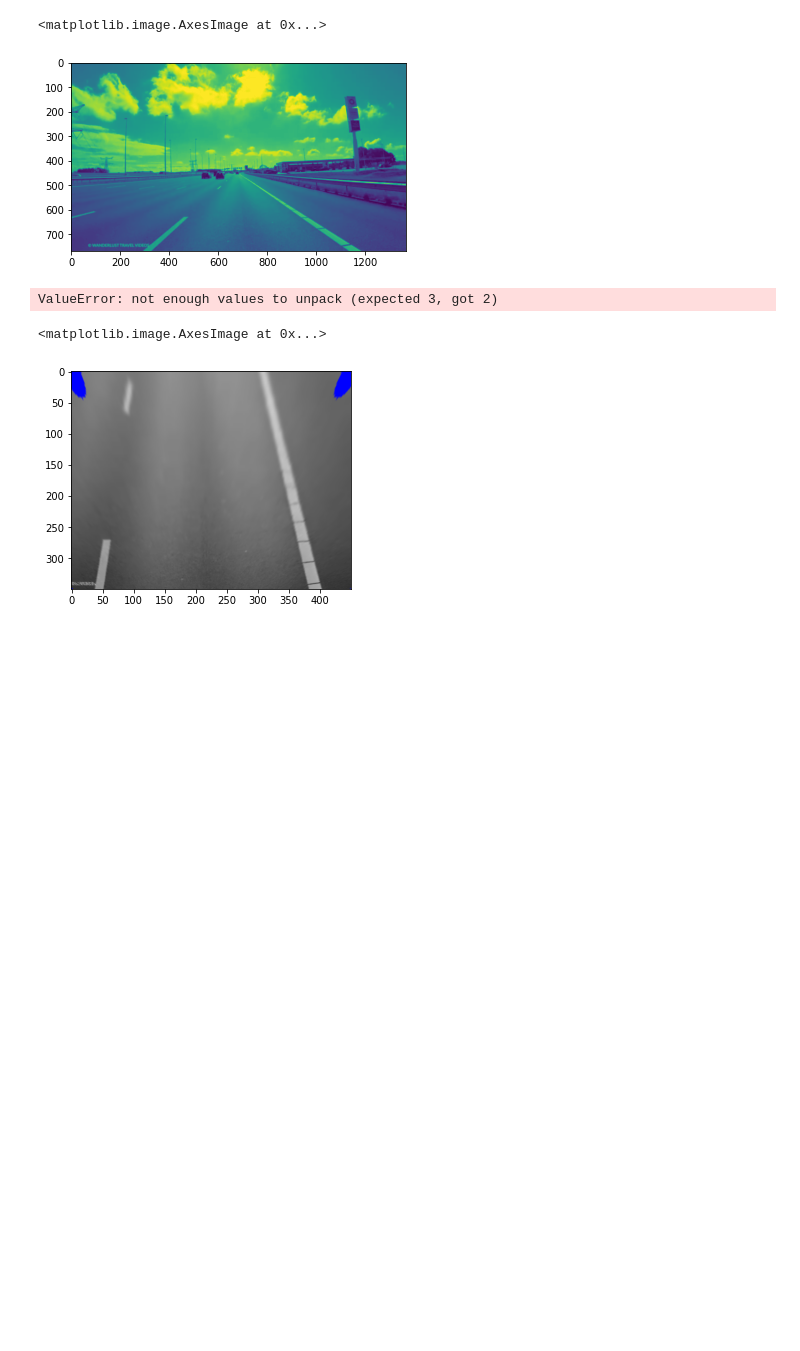
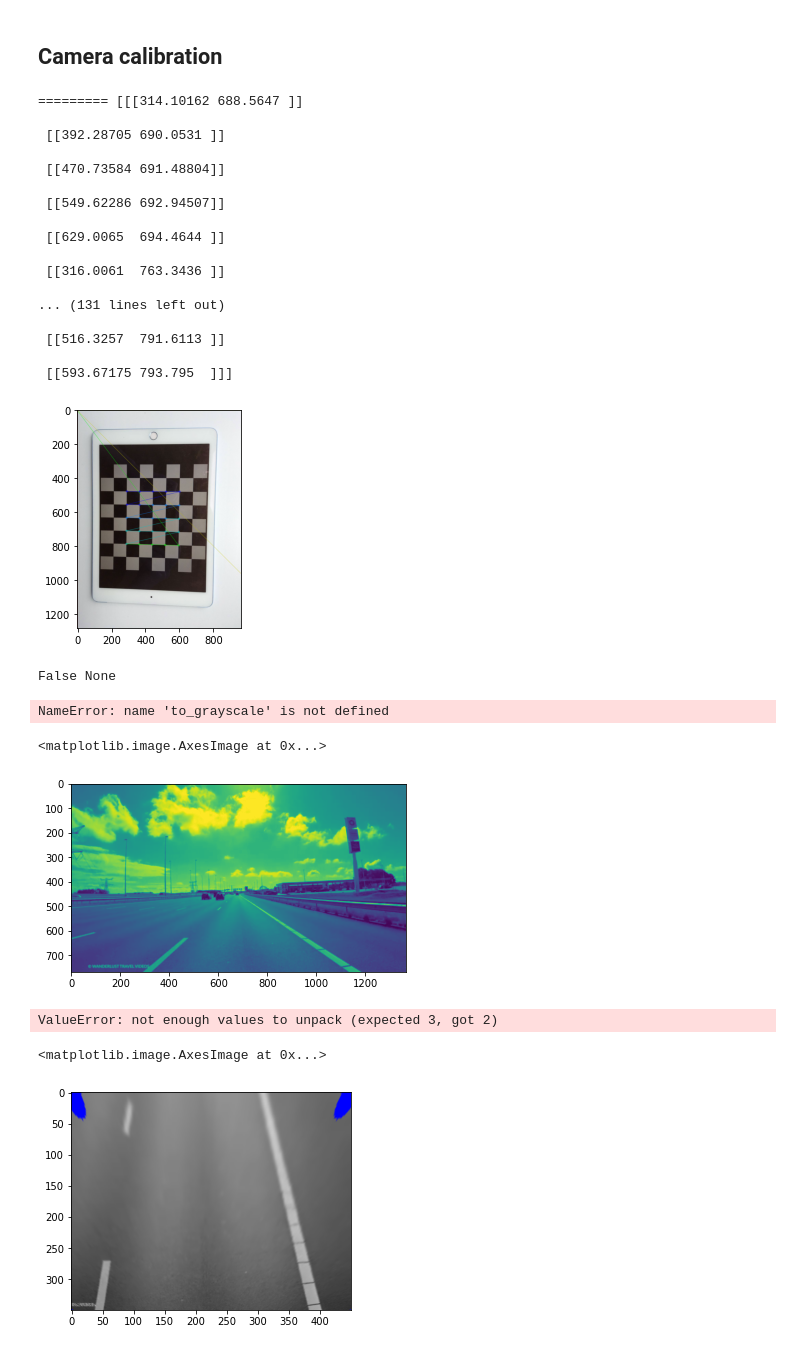
Before and after one commit to vitalik-ez/Diplom, a Jupyter notebook: roads_line_detection.ipynb, the cells around one changed output. Saved outputs shown, nothing was run; the diff lists cells and outputs as text; code cells hidden in the pictures; blank space fills up the shorter version.

Commit message:
add calibration camera

```diff
--- a/roads_line_detection.ipynb
+++ b/roads_line_detection.ipynb
@@ -6,6 +8,53 @@ import matplotlib.pyplot as plt
 # %%
-def canny(image):
-    gray = cv2.cvtColor(image, cv2.COLOR_BGR2GRAY)
-    blur = cv2.GaussianBlur(gray, (5,5), 0)
-    #canny = cv2.Canny(blur, 50, 50)
-    return blur
+test_camera_dir = 'test_camera'
+test_data_dir = 'test_data'
+# %% [markdown]
+## Camera calibration
+# %%
+# termination criteria
+criteria = (cv2.TERM_CRITERIA_EPS + cv2.TERM_CRITERIA_MAX_ITER, 30, 0.001)
+
+pattern_size = (5, 5)
+# prepare object points, like (0,0,0), (1,0,0), (2,0,0) ....,(6,5,0)
+objp = np.zeros((6*7,3), np.float32)
+objp[:,:2] = np.mgrid[0:7,0:6].T.reshape(-1,2)
+
+# Arrays to store object points and image points from all the images.
+objpoints = [] # 3d point in real world space
+imgpoints = [] # 2d points in image plane.
+images = glob.glob(os.path.join(test_camera_dir, '*'))
+
+for fname in images:
+    img = cv2.imread(fname)
+    gray = cv2.cvtColor(img, cv2.COLOR_BGR2GRAY)
+    # Find the chess board corners
+    ret, corners = cv2.findChessboardCorners(gray, pattern_size, None)
+    # If found, add object points, image points (after refining them)
+    if ret == True:
+        objpoints.append(objp)
+        corners2 = cv2.cornerSubPix(gray, corners, (11,11), (-1,-1), criteria)
+        print("=========", corners2)
+        imgpoints.append(corners)
+        # Draw and display the corners
+        cv2.drawChessboardCorners(img, (7,6), corners2, ret)
+        plt.imshow(img)
+        #cv2.waitKey(2000)
+# %% [output]
+========= [[[314.10162 688.5647 ]]
+
+ [[392.28705 690.0531 ]]
+
+ [[470.73584 691.48804]]
+
+ [[549.62286 692.94507]]
+
+ [[629.0065  694.4644 ]]
+
+ [[316.0061  763.3436 ]]
+
+... (131 lines left out)
+
+ [[516.3257  791.6113 ]]
+
+ [[593.67175 793.795  ]]]
+[figure, added]
@@ -11,0 +66,4 @@ def canny(image):
+# %%
+findChessboardCorners(cal_img, corn_x, corn_y)
+# %% [output]
+False None
@@ -12,3 +80,8 @@ def canny(image):
+# %%
+ret, corners = findChessboardCorners(to_grayscale(cal_img), cx, cy)
+showChessboardCorners(cal_img, cx, cy, ret, corners)
+# %% [output]
+NameError: name 'to_grayscale' is not defined
 # %%
 image = cv2.imread('test_data/test4.png')
 image = canny(image)
```
Also changed, not shown: parts of 3 cells of this notebook.
